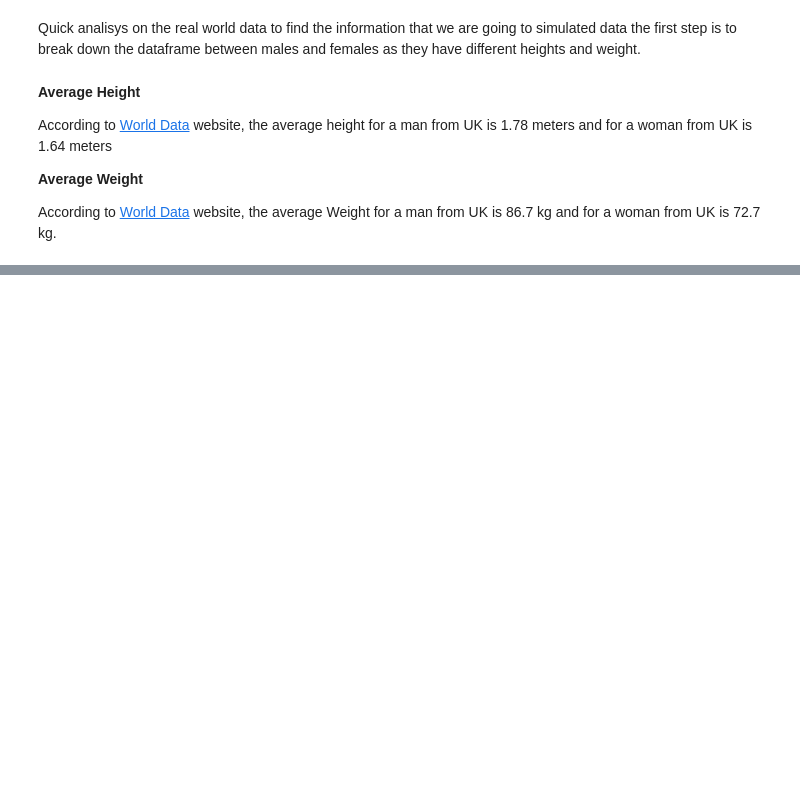
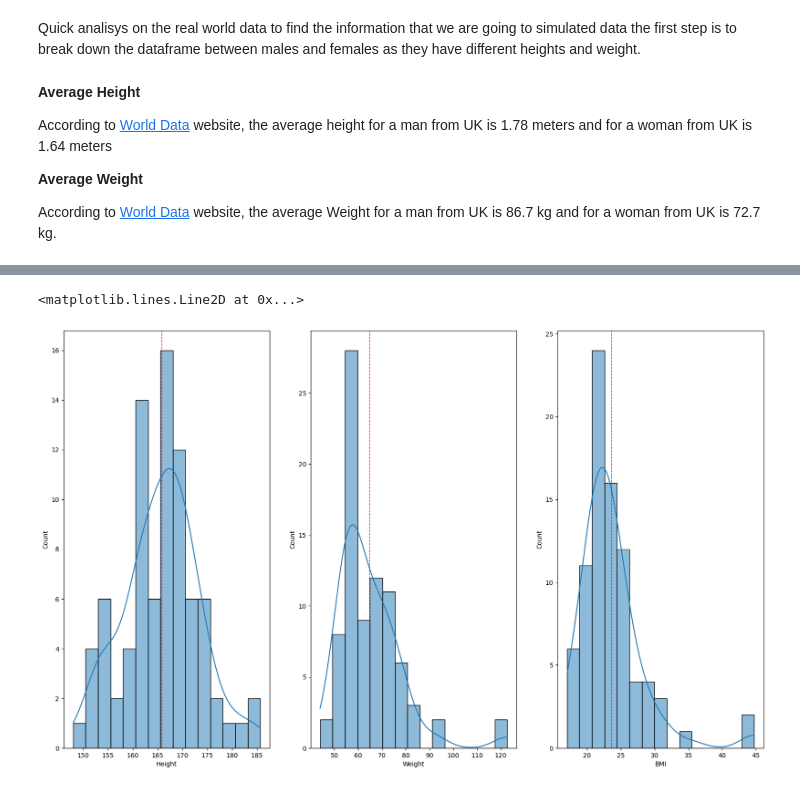
Before and after one commit to ReRiva/PfDA-Assignment, a Jupyter notebook: ProgfDA_Project.ipynb, the cells around one changed output, grey strips where cells are left out. Drawn from its saved outputs; the diff is of its cells as text; code cells hidden in the pictures; blank space fills up the shorter version.

```diff
--- a/ProgfDA_Project.ipynb
+++ b/ProgfDA_Project.ipynb
@@ -284,0 +298,16 @@ sns.histplot(kde=True, data=males['Weight'], ax=axs[1])
+# %%
+# Creating a dstribuition plot for height and weight for females
+
+fig, axs = plt.subplots(figsize=(20, 12), ncols=3)
+
+sns.histplot(kde=True, data=females['Height'], bins = 15, ax=axs[0])
+axs[0].axvline(h_mean_females, color='r', linestyle='dashed', linewidth=1)
+
+sns.histplot(kde=True, data=females['Weight'], bins = 15, ax=axs[1])
+axs[1].axvline(w_mean_females, color='r', linestyle='dashed', linewidth=1)
+
+sns.histplot(kde=True, data=females['BMI'], bins = 15, ax=axs[2])
+axs[2].axvline(bmi_mean_females, color='r', linestyle='dashed', linewidth=1)
+# %% [output]
+<matplotlib.lines.Line2D at 0x...>
+[figure, added]
```
Also changed, not shown: parts of 49 cells of this notebook.
